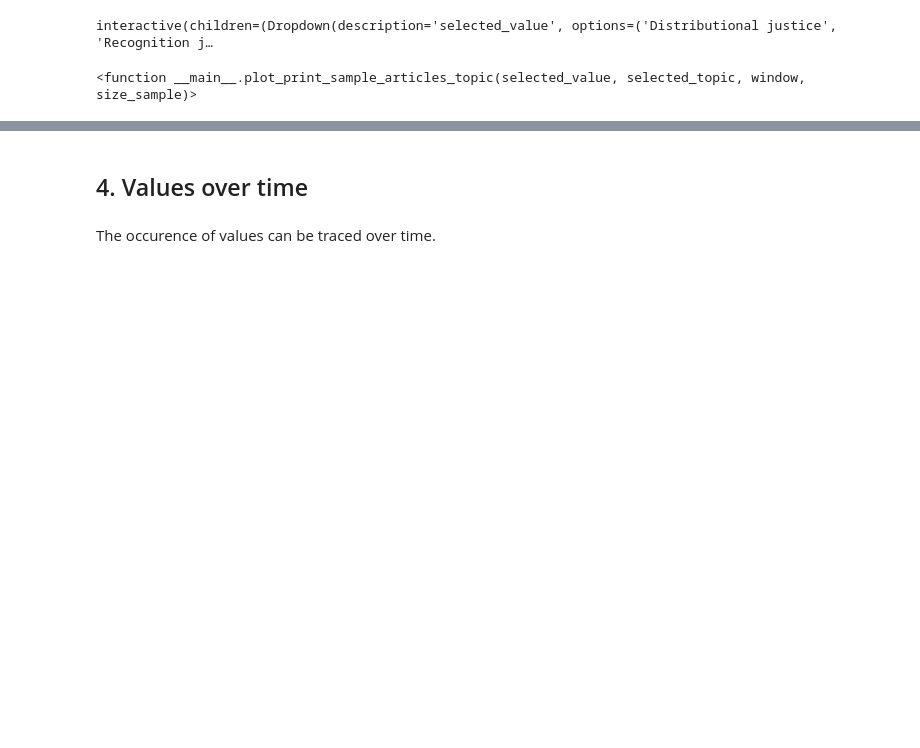
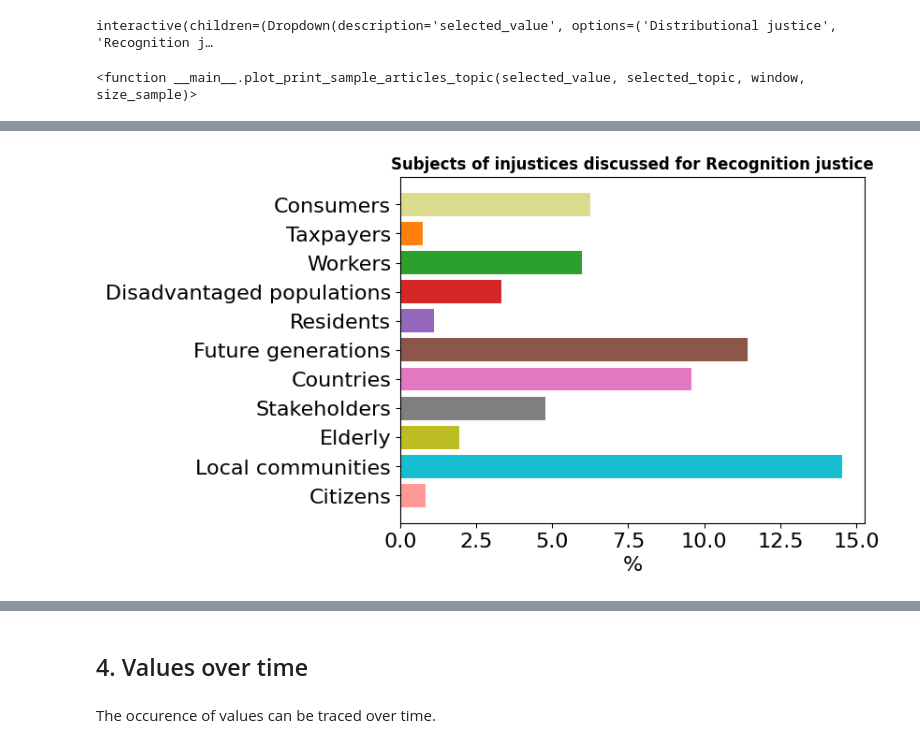
Before and after one commit to tristandewildt/ValueMonitor, a Jupyter notebook: ValueMonitor_hydrogen_energy_justice.ipynb, the cells around one changed output, grey strips where cells are left out. Drawn from its saved outputs; the diff is of its cells as text; code cells hidden in the pictures; blank space fills up the shorter version.

```diff
--- a/ValueMonitor_hydrogen_energy_justice.ipynb
+++ b/ValueMonitor_hydrogen_energy_justice.ipynb
@@ -401,2 +378,27 @@ Select(description='Dataset:', options=('News',), value='News')
+# %%
+type_of_injustice = 'Recognition justice'  # 'Distributional justice', 'Procedural justice', 'Recognition justice'
+df_to_evaluate = df_with_topics.loc[(df_with_topics[dict_injustices[type_of_injustice]] == 1)]
+
+df_with_topics_values = df_to_evaluate[df_to_evaluate.columns.intersection(list(dict_subjects_injustices.values()))]
+list_topic_names = list(dict_subjects_injustices.keys())
+df_sum_dataset_short = df_with_topics_values.sum(numeric_only=True)
+series_perc_dataset_short = df_sum_dataset_short.apply(lambda x: x / len(df_to_evaluate) * 100)
+
+
+for value, number in dict_subjects_injustices.items():
+    series_perc_dataset_short = series_perc_dataset_short.rename({number: value})
+
+
+dict_perc_dataset_short = series_perc_dataset_short.to_dict()
+
+#plt.rcParams.update({'font.size': 16})
+plt.barh(range(len(dict_perc_dataset_short)), dict_perc_dataset_short.values(), color=[color_dict[key] for key in dict_perc_dataset_short])
+plt.yticks(range(len(dict_perc_dataset_short)), list(dict_perc_dataset_short.keys()))
+
+plt.xlabel("%")
+plt.title('Subjects of injustices discussed for '+str(type_of_injustice), fontsize=12, weight='bold')
+plt.gca().invert_yaxis()
+# %% [output]
+[figure, added]
 # %%
 list_topics_to_remove = []
```
Also changed, not shown: parts of 46 cells of this notebook.
